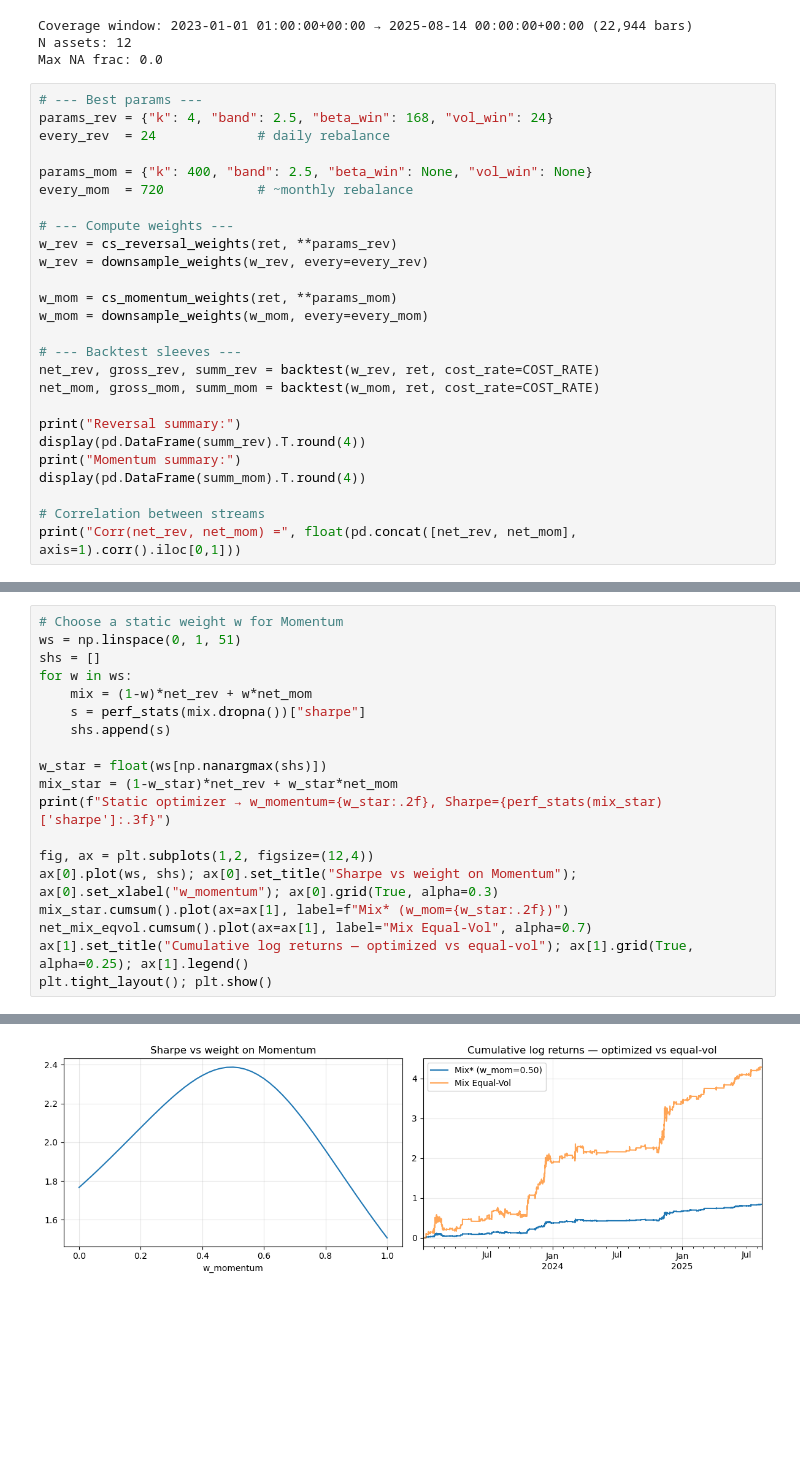
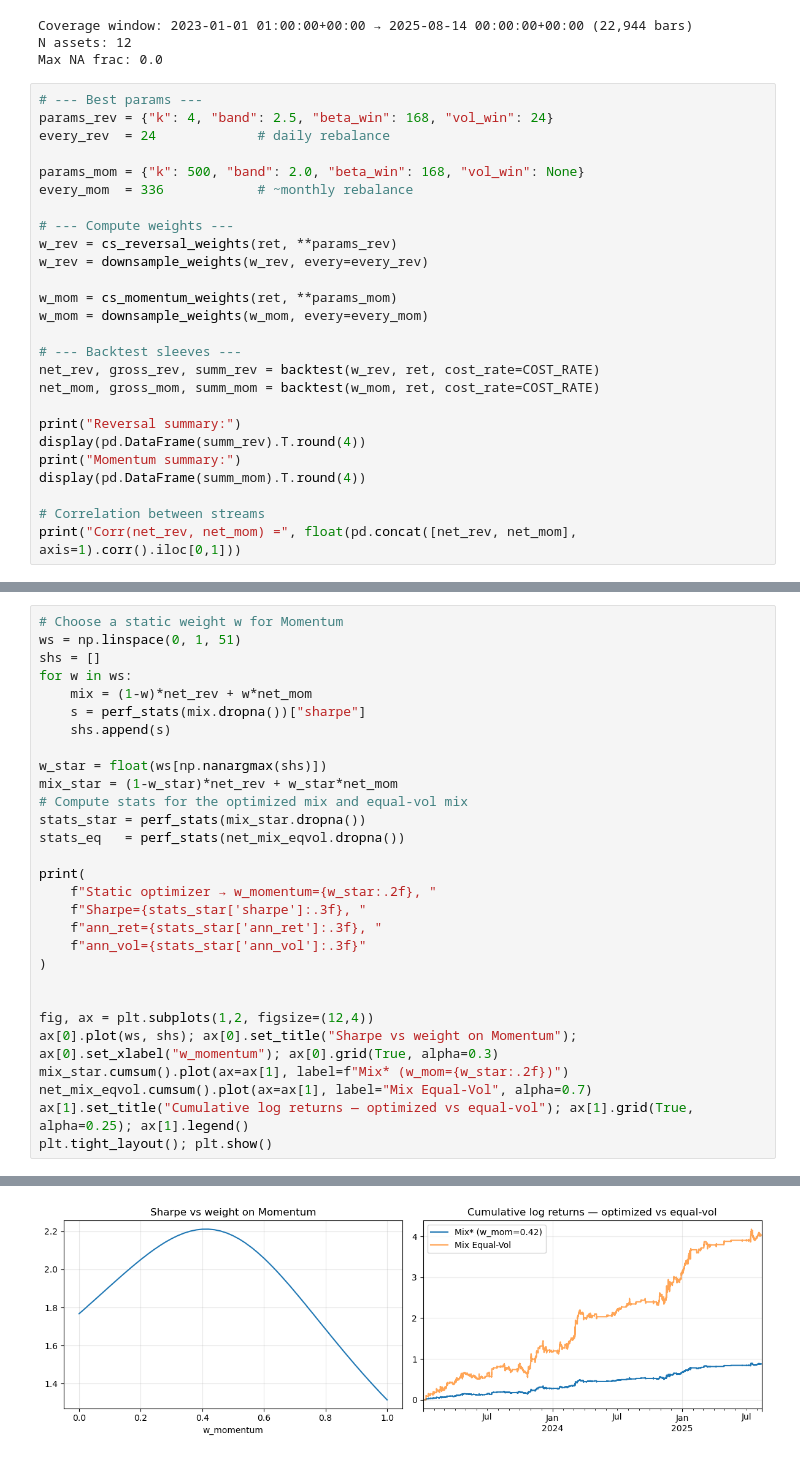
Before and after one commit to ccollins80/crypto-stat-arb, a Jupyter notebook: notebooks/05_mixed_strategy.ipynb, the cells around one changed output, grey strips where cells are left out. Cells and saved outputs as stored; diff of their text form; blank space fills up the shorter version.

```diff
--- a/notebooks/05_mixed_strategy.ipynb
+++ b/notebooks/05_mixed_strategy.ipynb
@@ -74,8 +75,8 @@ Max NA frac: 0.0
 params_rev = {"k": 4, "band": 2.5, "beta_win": 168, "vol_win": 24}
 every_rev  = 24             # daily rebalance
 
-params_mom = {"k": 400, "band": 2.5, "beta_win": None, "vol_win": None}
-every_mom  = 720            # ~monthly rebalance
+params_mom = {"k": 500, "band": 2.0, "beta_win": 168, "vol_win": None}
+every_mom  = 336            # ~monthly rebalance
 
 # --- Compute weights ---
 w_rev = cs_reversal_weights(ret, **params_rev)
@@ -180,7 +181,17 @@ for w in ws:
 
 w_star = float(ws[np.nanargmax(shs)])
 mix_star = (1-w_star)*net_rev + w_star*net_mom
-print(f"Static optimizer → w_momentum={w_star:.2f}, Sharpe={perf_stats(mix_star)['sharpe']:.3f}")
+# Compute stats for the optimized mix and equal-vol mix
+stats_star = perf_stats(mix_star.dropna())
+stats_eq   = perf_stats(net_mix_eqvol.dropna())
+
+print(
+    f"Static optimizer → w_momentum={w_star:.2f}, "
+    f"Sharpe={stats_star['sharpe']:.3f}, "
+    f"ann_ret={stats_star['ann_ret']:.3f}, "
+    f"ann_vol={stats_star['ann_vol']:.3f}"
+)
+
 
 fig, ax = plt.subplots(1,2, figsize=(12,4))
 ax[0].plot(ws, shs); ax[0].set_title("Sharpe vs weight on Momentum"); ax[0].set_xlabel("w_momentum"); ax[0].grid(True, alpha=0.3)
@@ -193 +204 @@ Static optimizer → w_momentum=0.50, Sharpe=2.388
-[figure, old version]
+[figure, new version]
```
Also changed, not shown: parts of 8 cells of this notebook, 20 other files.
